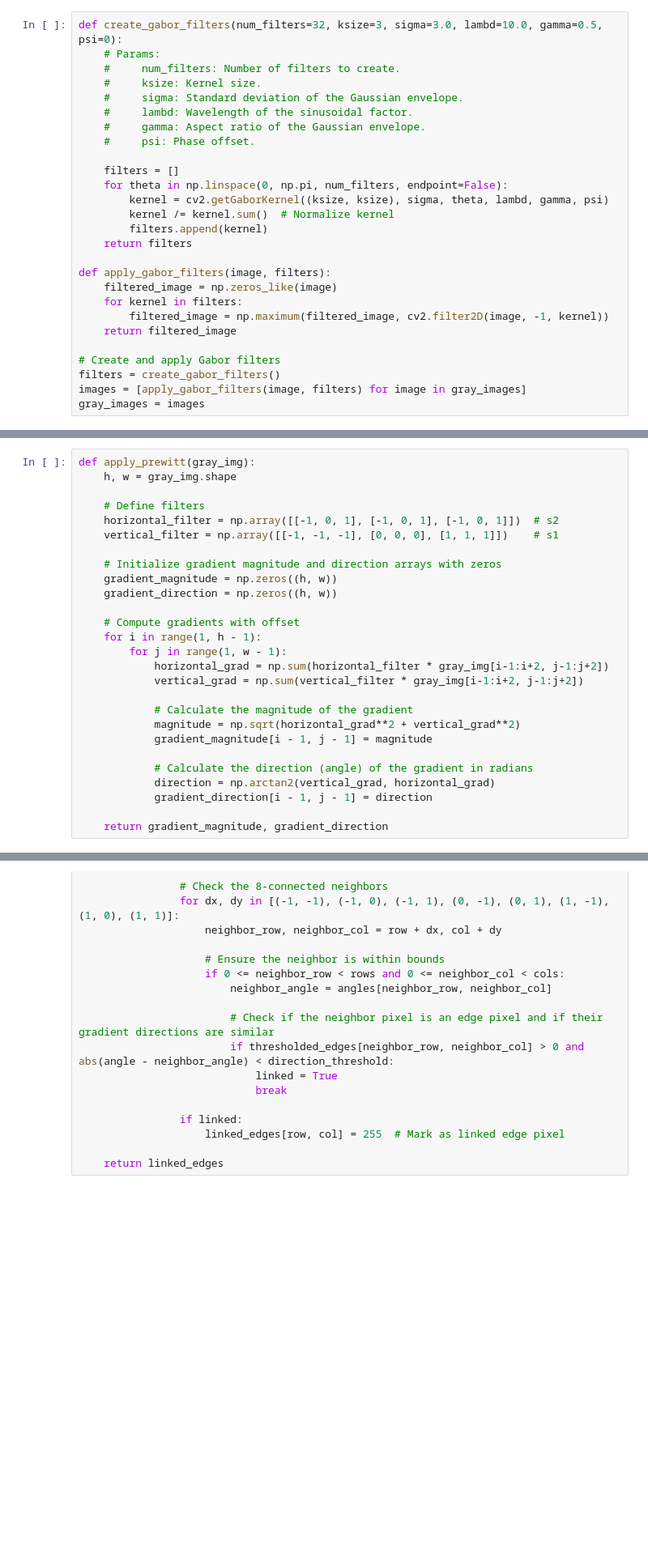
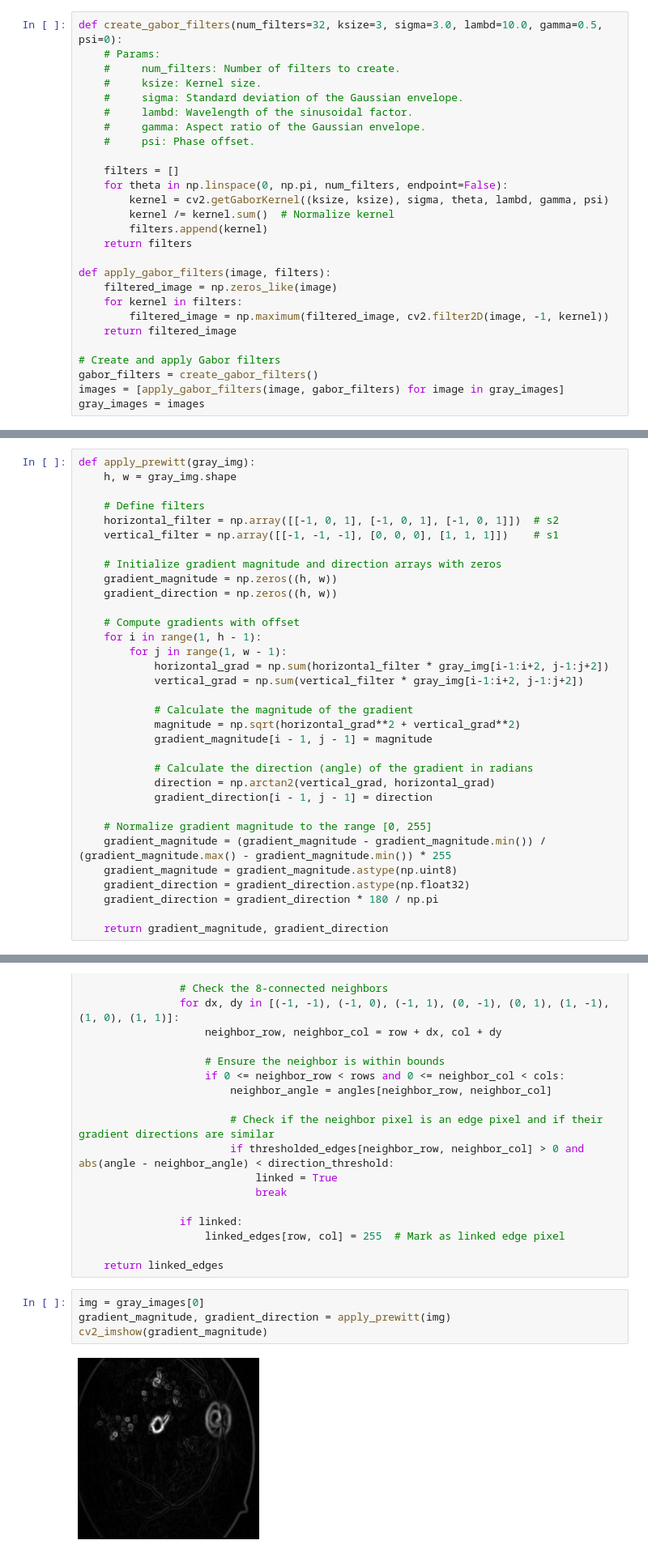
Before and after one commit to JsteReubsSoftware/COS791-Assignment1, a Jupyter notebook: u21457060_COS791_A1.ipynb, the cells around one changed output, grey strips where cells are left out. Shown at 81% size. Drawn from its saved outputs; the diff is of its cells as text; blank space fills up the shorter version.

```diff
--- a/u21457060_COS791_A1.ipynb
+++ b/u21457060_COS791_A1.ipynb
@@ -119,8 +119,8 @@ def apply_gabor_filters(image, filters):
     return filtered_image
 
 # Create and apply Gabor filters
-filters = create_gabor_filters()
-images = [apply_gabor_filters(image, filters) for image in gray_images]
+gabor_filters = create_gabor_filters()
+images = [apply_gabor_filters(image, gabor_filters) for image in gray_images]
 gray_images = images
 # %% [markdown]
 ### Generate Reference Images using Canny Library
@@ -519,6 +532,12 @@ def apply_prewitt(gray_img):
             direction = np.arctan2(vertical_grad, horizontal_grad)
             gradient_direction[i - 1, j - 1] = direction
 
+    # Normalize gradient magnitude to the range [0, 255]
+    gradient_magnitude = (gradient_magnitude - gradient_magnitude.min()) / (gradient_magnitude.max() - gradient_magnitude.min()) * 255
+    gradient_magnitude = gradient_magnitude.astype(np.uint8)
+    gradient_direction = gradient_direction.astype(np.float32)
+    gradient_direction = gradient_direction * 180 / np.pi
+
     return gradient_magnitude, gradient_direction
 # %%
 def apply_gradient_directional_analysis(thresholded_edges, gradient_magnitude, gradient_direction):
@@ -558,3 +577,9 @@ def apply_gradient_directional_analysis(thresholded_edges, gradient_magnitude, g
                     linked_edges[row, col] = 255  # Mark as linked edge pixel
 
     return linked_edges
+# %%
+img = gray_images[0]
+gradient_magnitude, gradient_direction = apply_prewitt(img)
+cv2_imshow(gradient_magnitude)
+# %% [output]
+[figure, added]
```
Also changed, not shown: parts of 21 cells of this notebook.
